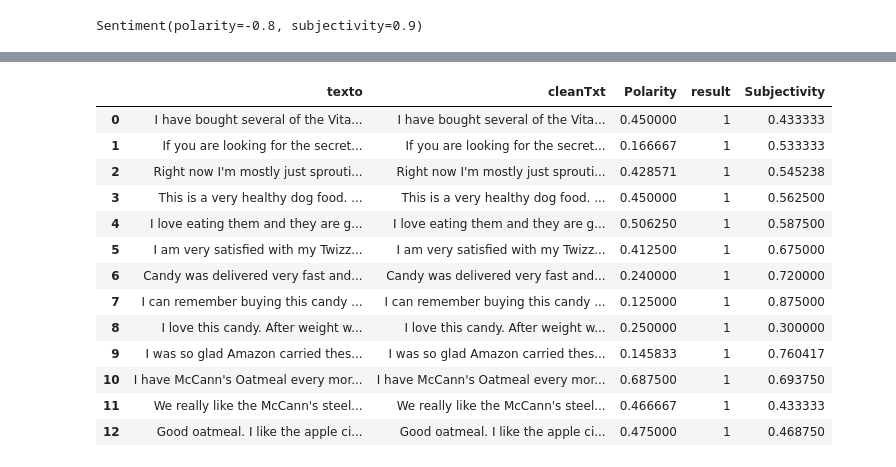
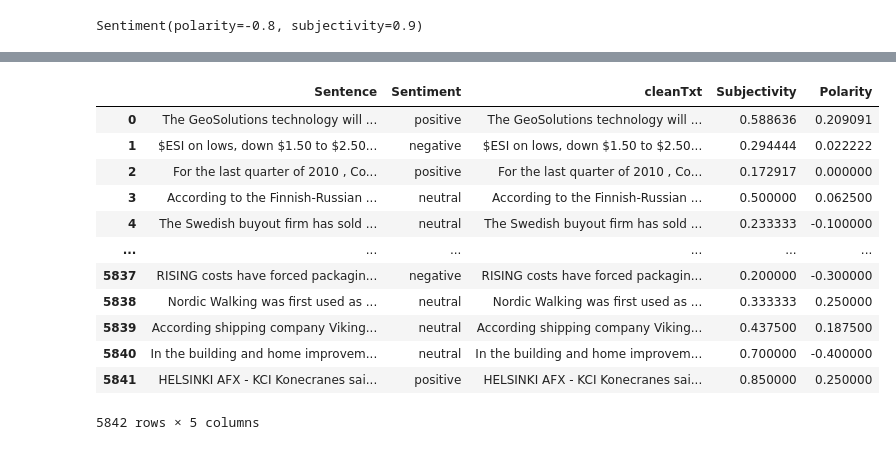
Before and after one commit to LeoJua/AndresBarberShop, a Jupyter notebook: bigdatafinal.ipynb, the cells around one changed output, grey strips where cells are left out. Cells and saved outputs as stored; diff of their text form; code cells hidden in the pictures.

```diff
--- a/bigdatafinal.ipynb
+++ b/bigdatafinal.ipynb
@@ -25,6 +28,6 @@ TextBlob('Odio el código spaguetti').translate(from_lang='es', to='en').sentime
 # %% [output]
 Sentiment(polarity=-0.8, subjectivity=0.9)
 # %%
-df = pd.read_csv('Reviews.csv')
-df.head(50)
+df = pd.read_csv('data.csv')
+df.head(3)
 # %% [output]
@@ -50,34 +43,33 @@ def cleanTxt(text):
   text = re.sub(r'@[A-Za-z0-9]+', '', text)
   return text
 # %%
-df['cleanTxt'] = df['texto'].apply(cleanTxt)
+df['cleanTxt'] = df['Sentence'].apply(cleanTxt)
 # %%
  #crear una funcion para obtener la subjetividad
 def getSubjectivity (text):
   return TextBlob(text). sentiment.subjectivity
 #crear una funcion para obtener la polaridad
 def getPolarity (text):
   return TextBlob(text). sentiment.polarity
 #crear dos columnas 'Subjectivity' y 'Polarity'
-df['Subjectivity'] = df['texto'].apply(getSubjectivity)
-df['Polarity'] = df [ 'texto'].apply(getPolarity)
+df['Subjectivity'] = df['Sentence'].apply(getSubjectivity)
+df['Polarity'] = df [ 'Sentence'].apply(getPolarity)
 #mostrar el nuevo DataFrame con las dos nuevas columnas 'Subjectivity' y 'Polarity'
 df
 # %% [output]
-|  | texto | cleanTxt | Polarity | result | Subjectivity |
-| 0 | I have bought several of the Vita... | I have bought several of the Vita... | 0.450000 | 1 | 0.433333 |
-| 1 | If you are looking for the secret... | If you are looking for the secret... | 0.166667 | 1 | 0.533333 |
-| 2 | Right now I'm mostly just sprouti... | Right now I'm mostly just sprouti... | 0.428571 | 1 | 0.545238 |
-| 3 | This is a very healthy dog food. ... | This is a very healthy dog food. ... | 0.450000 | 1 | 0.562500 |
-| 4 | I love eating them and they are g... | I love eating them and they are g... | 0.506250 | 1 | 0.587500 |
-| 5 | I am very satisfied with my Twizz... | I am very satisfied with my Twizz... | 0.412500 | 1 | 0.675000 |
-| 6 | Candy was delivered very fast and... | Candy was delivered very fast and... | 0.240000 | 1 | 0.720000 |
-| 7 | I can remember buying this candy ... | I can remember buying this candy ... | 0.125000 | 1 | 0.875000 |
-| 8 | I love this candy. After weight w... | I love this candy. After weight w... | 0.250000 | 1 | 0.300000 |
-| 9 | I was so glad Amazon carried thes... | I was so glad Amazon carried thes... | 0.145833 | 1 | 0.760417 |
-| 10 | I have McCann's Oatmeal every mor... | I have McCann's Oatmeal every mor... | 0.687500 | 1 | 0.693750 |
-| 11 | We really like the McCann's steel... | We really like the McCann's steel... | 0.466667 | 1 | 0.433333 |
-| 12 | Good oatmeal. I like the apple ci... | Good oatmeal. I like the apple ci... | 0.475000 | 1 | 0.468750 |
+|  | Sentence | Sentiment | cleanTxt | Subjectivity | Polarity |
+| 0 | The GeoSolutions technology will ... | positive | The GeoSolutions technology will ... | 0.588636 | 0.209091 |
+| 1 | $ESI on lows, down $1.50 to $2.50... | negative | $ESI on lows, down $1.50 to $2.50... | 0.294444 | 0.022222 |
+| 2 | For the last quarter of 2010 , Co... | positive | For the last quarter of 2010 , Co... | 0.172917 | 0.000000 |
+| 3 | According to the Finnish-Russian ... | neutral | According to the Finnish-Russian ... | 0.500000 | 0.062500 |
+| 4 | The Swedish buyout firm has sold ... | neutral | The Swedish buyout firm has sold ... | 0.233333 | -0.100000 |
+| ... | ... | ... | ... | ... | ... |
+| 5837 | RISING costs have forced packagin... | negative | RISING costs have forced packagin... | 0.200000 | -0.300000 |
+| 5838 | Nordic Walking was first used as ... | neutral | Nordic Walking was first used as ... | 0.333333 | 0.250000 |
+| 5839 | According shipping company Viking... | neutral | According shipping company Viking... | 0.437500 | 0.187500 |
+| 5840 | In the building and home improvem... | neutral | In the building and home improvem... | 0.700000 | -0.400000 |
+| 5841 | HELSINKI AFX - KCI Konecranes sai... | positive | HELSINKI AFX - KCI Konecranes sai... | 0.850000 | 0.250000 |
+5842 rows × 5 columns
 # %%
 
  #visualizacion de la nube de palabras
```
Also changed, not shown: parts of 11 cells of this notebook.
